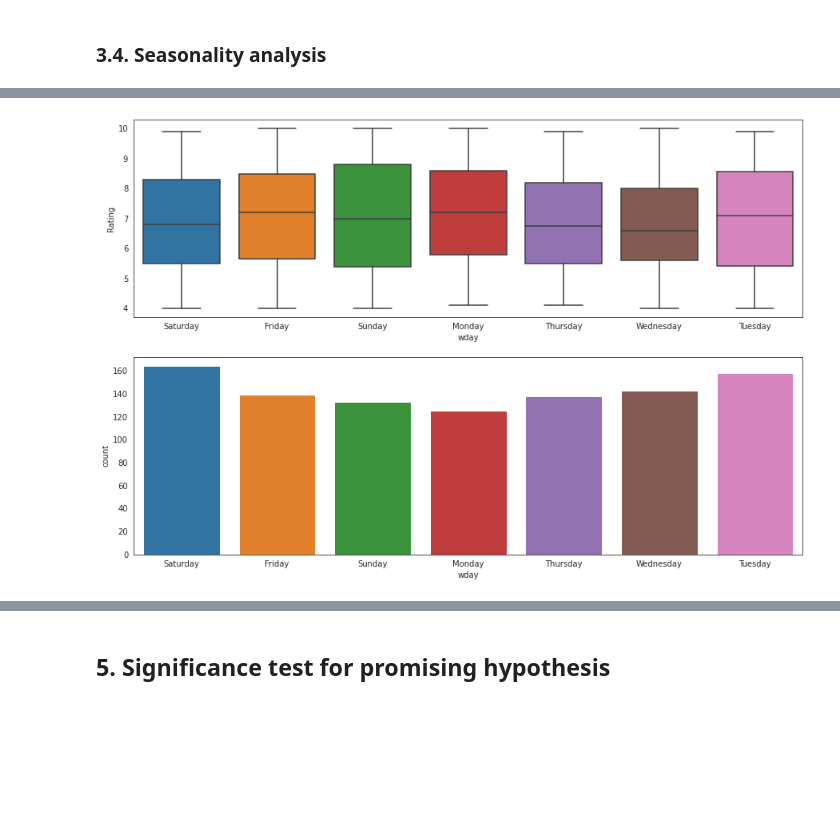
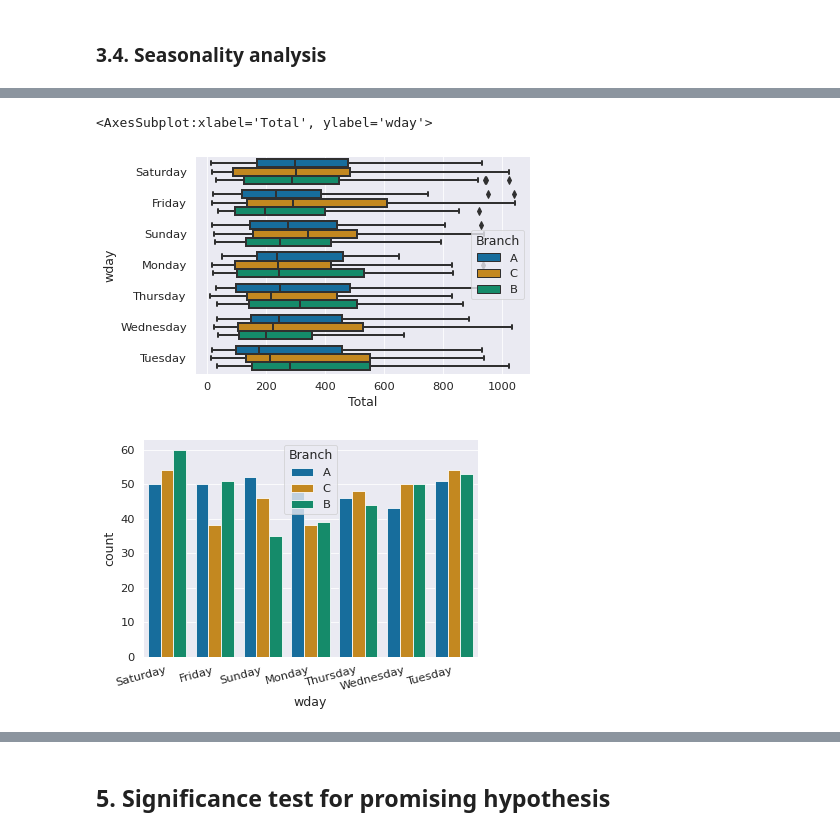
Before and after one commit to caiomts/supermarket-sales-eda, a Jupyter notebook: notebooks/eda__supermarket_sales.ipynb, the cells around one changed output, grey strips where cells are left out. Saved outputs shown, nothing was run; the diff lists cells and outputs as text; code cells hidden in the pictures; blank space fills up the shorter version.

```diff
--- a/notebooks/eda__supermarket_sales.ipynb
+++ b/notebooks/eda__supermarket_sales.ipynb
@@ -84,7 +54,9 @@ import numpy as np
 import matplotlib.pyplot as plt
 import seaborn as sns
 from scipy.stats import mannwhitneyu
-sns.set_style("white")
+sns.set_theme(style="darkgrid")
+sns.set_context("paper", font_scale=1.3, rc={"lines.linewidth": 2})
+sns.set_palette('colorblind')
 # %% [markdown]
 ## 1. Get the Data
 # %%
@@ -125,7 +97,7 @@ memory usage: 125.0+ KB
 # %% [markdown]
 ## 2. Data Cleaning
 # %%
-sales.drop(['Invoice ID', 'Branch', 'Tax 5%', 'cogs',
+sales.drop(['Invoice ID', 'City', 'Tax 5%', 'cogs',
             'gross margin percentage', 'gross income'], axis=1,
           inplace=True)
 # %%
@@ -363,9 +608,12 @@ plt.savefig('../outputs/figures/hour.png')
 # %%
-fig, axs = plt.subplots(2, 1, figsize=(15, 10))
-
-sns.boxplot(x='wday', y='Rating', data=sales, ax=axs[0])
-sns.countplot(x='wday', data=sales, ax=axs[1])
-
-plt.savefig('../outputs/figures/week.png')
+sns.boxplot(y='wday', x='Total', data=sales, hue='Branch', orient='h')
 # %% [output]
+<AxesSubplot:xlabel='Total', ylabel='wday'>
-[figure, old version]
+[figure, new version]
+# %%
+ax = sns.countplot(x='wday', data=sales, hue='Branch')
+labels = ax.get_xticklabels()
+plt.setp(labels, rotation=15, horizontalalignment='right')
+plt.savefig('../outputs/figures/week.png')
+# %% [output]
+[figure, added]
```
Also changed, not shown: parts of 64 cells of this notebook, 11 other files.
